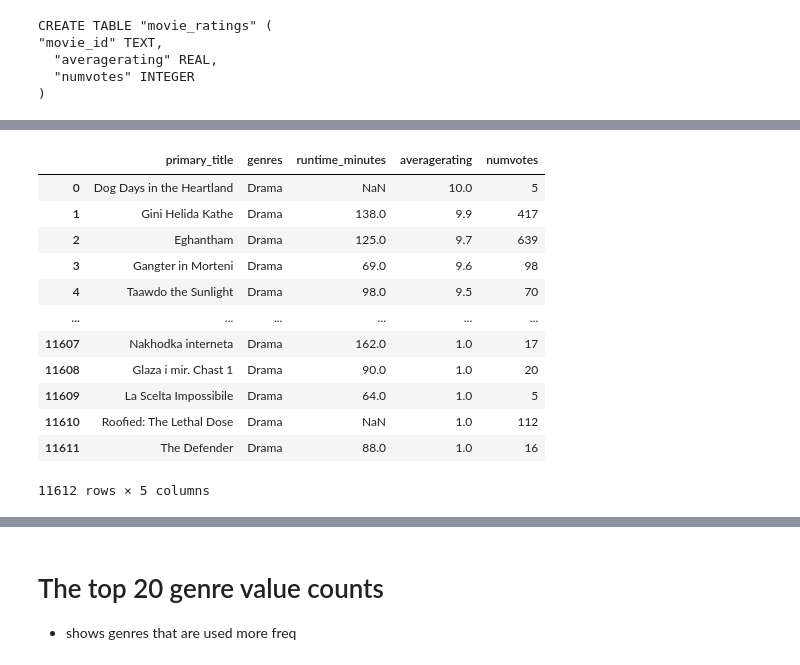
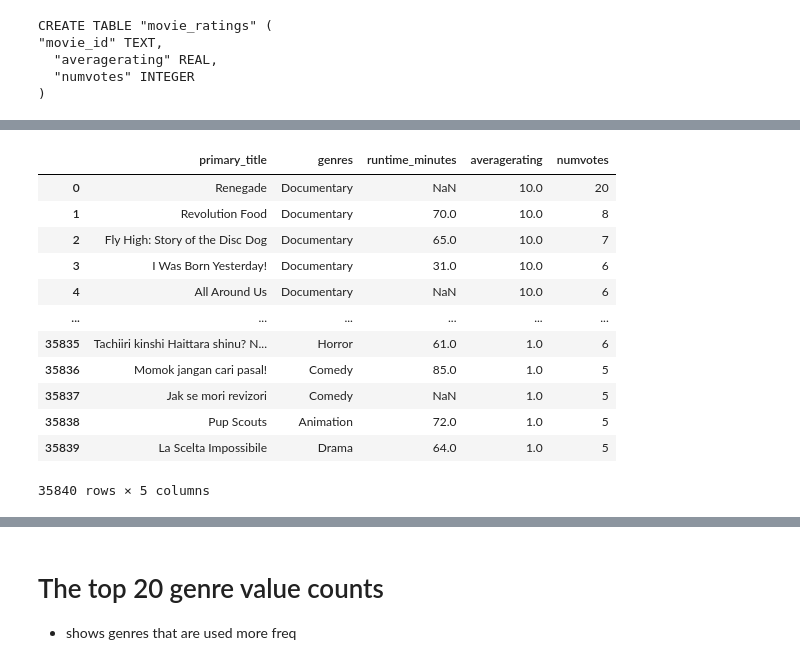
Before and after one commit to pjlannoo/Movie-Data-Analysis-Project, a Jupyter notebook: Notebooks/Imani/data observations.ipynb, the cells around one changed output, grey strips where cells are left out. Drawn from its saved outputs; the diff is of its cells as text; code cells hidden in the pictures.

Commit message:
director and genre data

```diff
--- a/Notebooks/Imani/data observations.ipynb
+++ b/Notebooks/Imani/data observations.ipynb
@@ -157,32 +277,39 @@ imdb_genre
 # %%
+
+
 pd.read_sql('''
-SELECT b.primary_title,
+SELECT DISTINCT b.primary_title,
     b.genres,
     b.runtime_minutes,
     r.averagerating,
     r.numvotes
 FROM movie_basics AS b
 INNER JOIN movie_ratings AS r
     ON b.movie_id = r.movie_id
-WHERE b.genres == "Drama" --AND b.genres == "Comedy"
+WHERE b.genres IS "Drama" OR b.genres IS "Comedy" OR b.genres IS "Documentary" OR
+    b.genres IS "Horror" OR b.genres IS "Thriller" OR b.genres IS "Action" OR
+    b.genres IS "Family" OR b.genres IS "Romance" OR b.genres IS "Animation" OR
+    b.genres IS "Sci-Fi" OR b.genres IS "Crime" OR b.genres IS "Mystery" OR
+    b.genres IS "Music" OR b.genres IS "Adventure" OR b.genres IS "Biography" OR
+    b.genres IS "Fantasy" OR b.genres IS "History"
+ORDER BY r.averagerating DESC, r.numvotes DESC
 
-ORDER BY r.averagerating DESC
 
 ''',conn)
 # %% [output]
 |  | primary_title | genres | runtime_minutes | averagerating | numvotes |
-| 0 | Dog Days in the Heartland | Drama | NaN | 10.0 | 5 |
-| 1 | Gini Helida Kathe | Drama | 138.0 | 9.9 | 417 |
-| 2 | Eghantham | Drama | 125.0 | 9.7 | 639 |
-| 3 | Gangter in Morteni | Drama | 69.0 | 9.6 | 98 |
-| 4 | Taawdo the Sunlight | Drama | 98.0 | 9.5 | 70 |
+| 0 | Renegade | Documentary | NaN | 10.0 | 20 |
+| 1 | Revolution Food | Documentary | 70.0 | 10.0 | 8 |
+| 2 | Fly High: Story of the Disc Dog | Documentary | 65.0 | 10.0 | 7 |
+| 3 | I Was Born Yesterday! | Documentary | 31.0 | 10.0 | 6 |
+| 4 | All Around Us | Documentary | NaN | 10.0 | 6 |
 | ... | ... | ... | ... | ... | ... |
-| 11607 | Nakhodka interneta | Drama | 162.0 | 1.0 | 17 |
-| 11608 | Glaza i mir. Chast 1 | Drama | 90.0 | 1.0 | 20 |
-| 11609 | La Scelta Impossibile | Drama | 64.0 | 1.0 | 5 |
-| 11610 | Roofied: The Lethal Dose | Drama | NaN | 1.0 | 112 |
-| 11611 | The Defender | Drama | 88.0 | 1.0 | 16 |
+| 35835 | Tachiiri kinshi Haittara shinu? N... | Horror | 61.0 | 1.0 | 6 |
+| 35836 | Momok jangan cari pasal! | Comedy | 85.0 | 1.0 | 5 |
+| 35837 | Jak se mori revizori | Comedy | NaN | 1.0 | 5 |
+| 35838 | Pup Scouts | Animation | 72.0 | 1.0 | 5 |
+| 35839 | La Scelta Impossibile | Drama | 64.0 | 1.0 | 5 |
-11612 rows × 5 columns
+35840 rows × 5 columns
 # %%
 imdb_genre['genres'] = imdb_genre['genres'].str.split(',')
 imdb_genre['genres']
```
Also changed, not shown: parts of 28 cells of this notebook.
